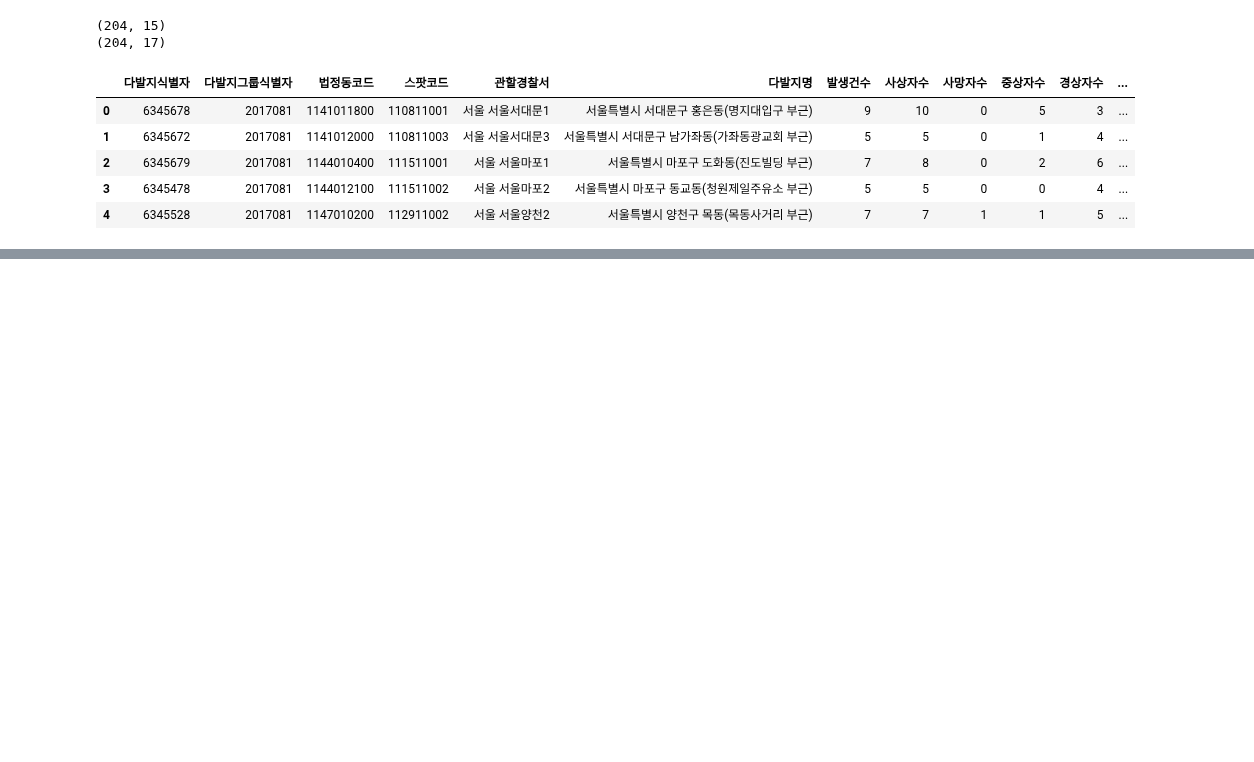
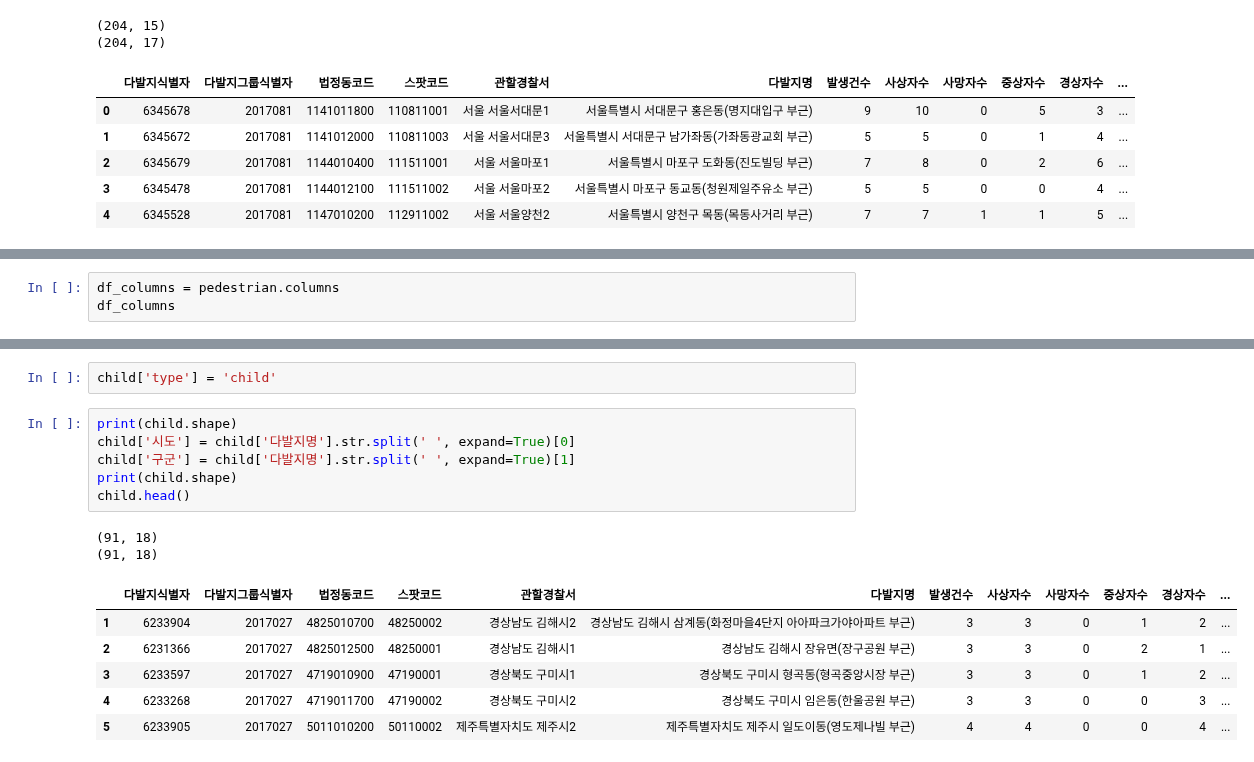
Before and after one commit to corazzon/OpenDataWrangling, a Jupyter notebook: pedestrian.ipynb, the cells around one changed output, grey strips where cells are left out. Cells and saved outputs as stored; diff of their text form; blank space fills up the shorter version.

```diff
--- a/pedestrian.ipynb
+++ b/pedestrian.ipynb
@@ -83,0 +95,3 @@ pedestrian.head()
+# %%
+df_columns = pedestrian.columns
+df_columns
@@ -83,0 +123,17 @@ pedestrian.head()
+# %%
+child['type'] = 'child'
+# %%
+print(child.shape)
+child['시도'] = child['다발지명'].str.split(' ', expand=True)[0]
+child['구군'] = child['다발지명'].str.split(' ', expand=True)[1]
+print(child.shape)
+child.head()
+# %% [output]
+(91, 18)
+(91, 18)
+|  | 다발지식별자 | 다발지그룹식별자 | 법정동코드 | 스팟코드 | 관할경찰서 | 다발지명 | 발생건수 | 사상자수 | 사망자수 | 중상자수 | 경상자수 | ... |
+| 1 | 6233904 | 2017027 | 4825010700 | 48250002 | 경상남도 김해시2 | 경상남도 김해시 삼계동(화정마을4단지 아아파크가야아파트 부근) | 3 | 3 | 0 | 1 | 2 | ... |
+| 2 | 6231366 | 2017027 | 4825012500 | 48250001 | 경상남도 김해시1 | 경상남도 김해시 장유면(장구공원 부근) | 3 | 3 | 0 | 2 | 1 | ... |
+| 3 | 6233597 | 2017027 | 4719010900 | 47190001 | 경상북도 구미시1 | 경상북도 구미시 형곡동(형곡중앙시장 부근) | 3 | 3 | 0 | 1 | 2 | ... |
+| 4 | 6233268 | 2017027 | 4719011700 | 47190002 | 경상북도 구미시2 | 경상북도 구미시 임은동(한울공원 부근) | 3 | 3 | 0 | 0 | 3 | ... |
+| 5 | 6233905 | 2017027 | 5011010200 | 50110002 | 제주특별자치도 제주시2 | 제주특별자치도 제주시 일도이동(영도제나빌 부근) | 4 | 4 | 0 | 0 | 4 | ... |
```
Also changed, not shown: parts of 11 cells of this notebook.
